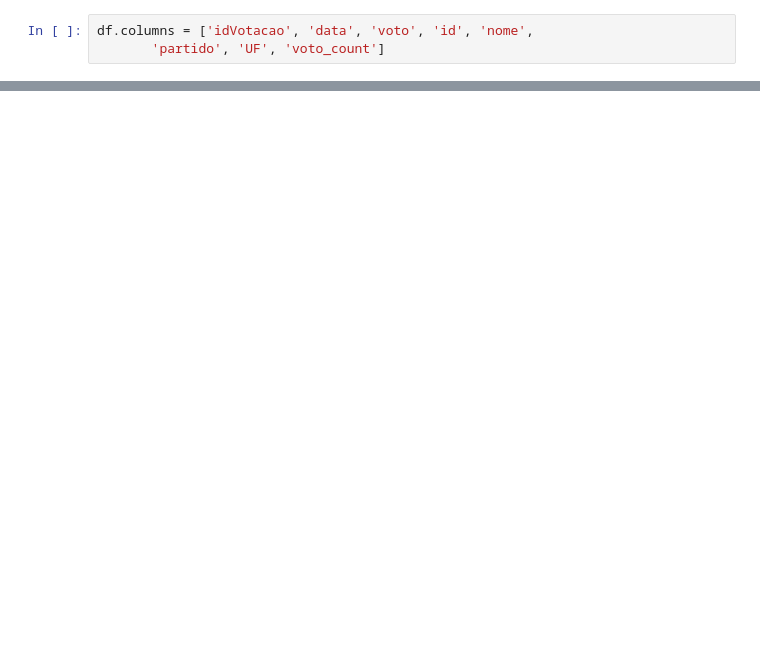
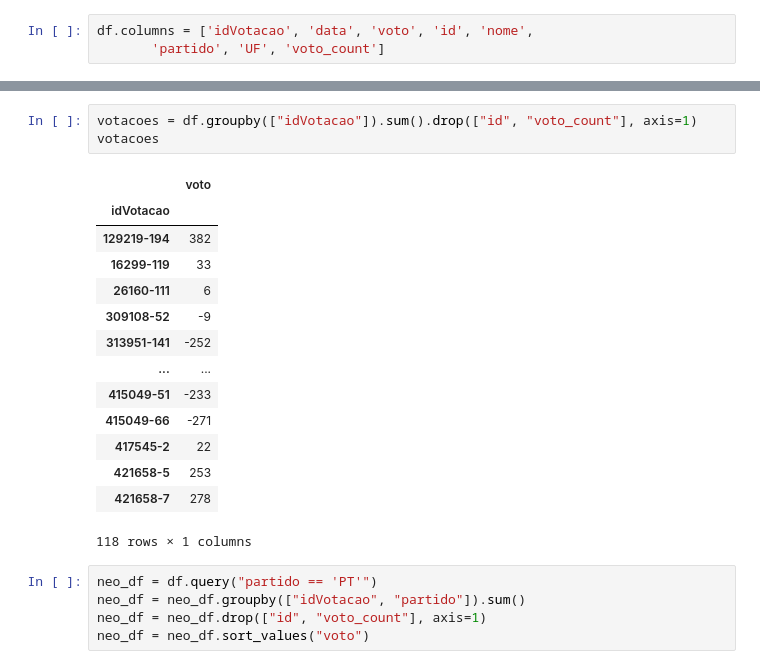
Before and after one commit to guilhermebezerrads/visualizacao-de-dados, a Jupyter notebook: Processamento & Exploração - Guilherme.ipynb, the cells around one changed output, grey strips where cells are left out. Cells and saved outputs as stored; diff of their text form; blank space fills up the shorter version.

```diff
--- a/Processamento & Exploração - Guilherme.ipynb
+++ b/Processamento & Exploração - Guilherme.ipynb
@@ -33,0 +51,23 @@ df.columns = ['idVotacao', 'data', 'voto', 'id', 'nome',
+# %%
+votacoes = df.groupby(["idVotacao"]).sum().drop(["id", "voto_count"], axis=1)
+votacoes
+# %% [output]
+|  | voto |
+| idVotacao |  |
+| 129219-194 | 382 |
+| 16299-119 | 33 |
+| 26160-111 | 6 |
+| 309108-52 | -9 |
+| 313951-141 | -252 |
+| ... | ... |
+| 415049-51 | -233 |
+| 415049-66 | -271 |
+| 417545-2 | 22 |
+| 421658-5 | 253 |
+| 421658-7 | 278 |
+118 rows × 1 columns
+# %%
+neo_df = df.query("partido == 'PT'")
+neo_df = neo_df.groupby(["idVotacao", "partido"]).sum()
+neo_df = neo_df.drop(["id", "voto_count"], axis=1)
+neo_df = neo_df.sort_values("voto")
```
Also changed, not shown: parts of 7 cells of this notebook.
